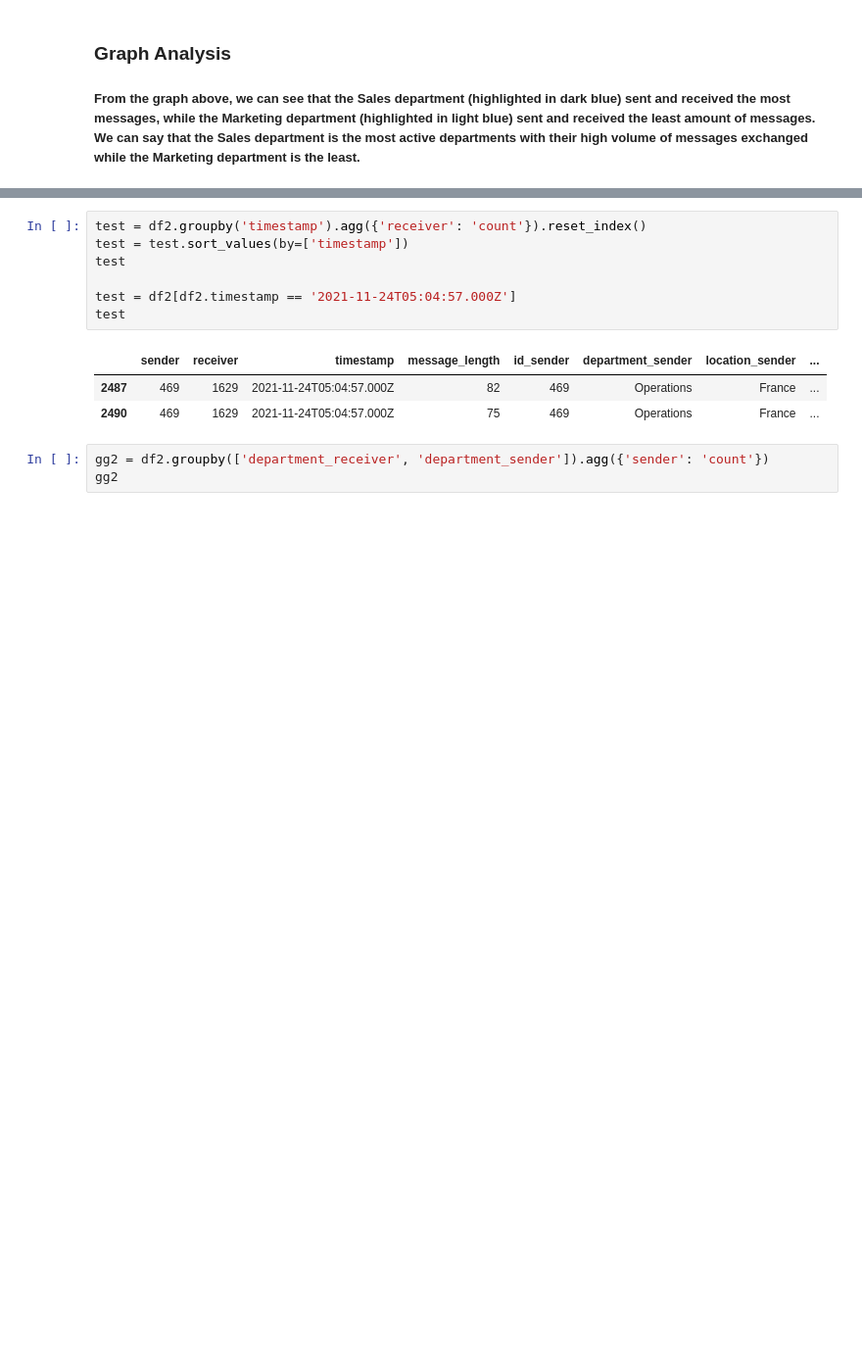
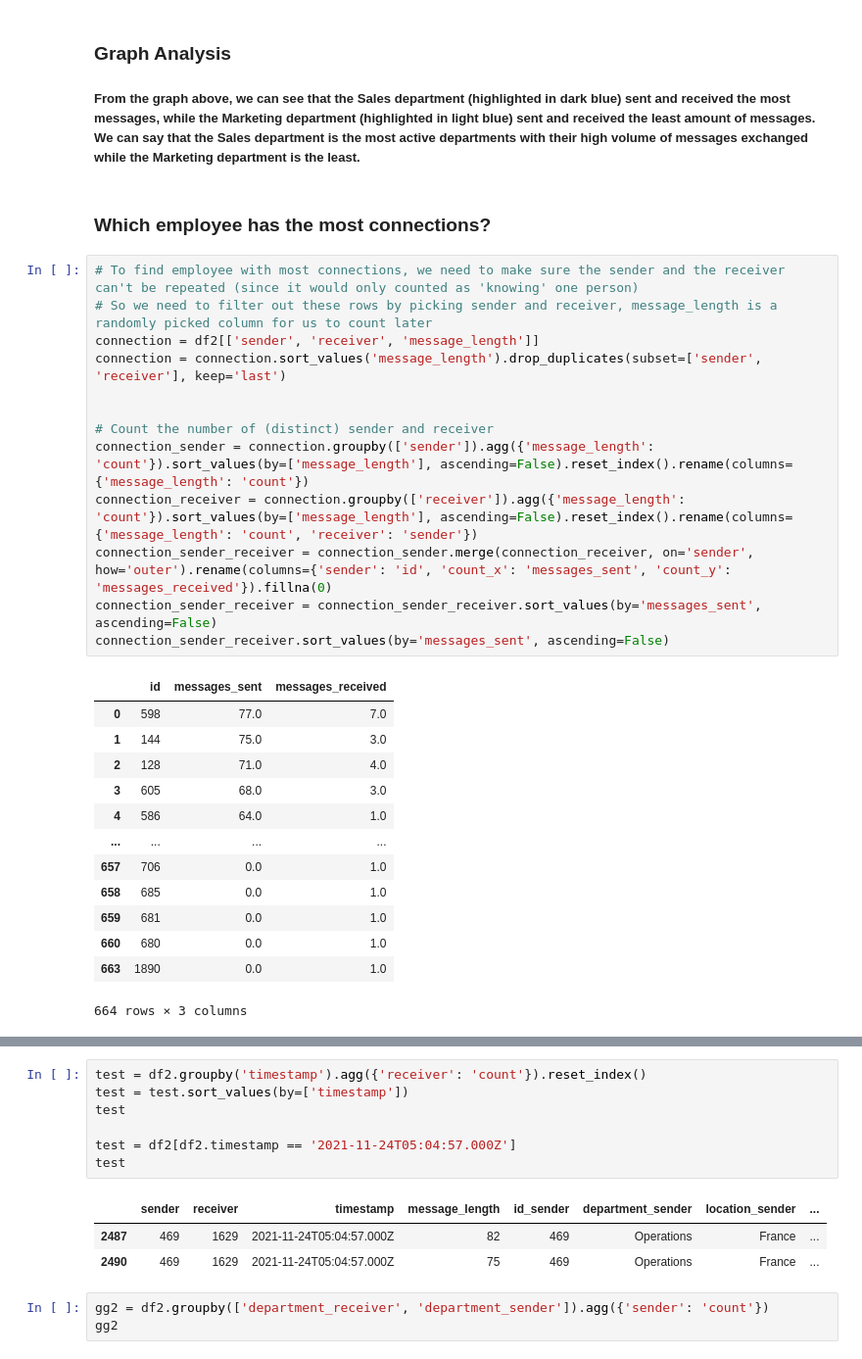
Before and after one commit to nicholastangyx/Datacamp-Competition-Employee-Network-Analysis-, a Jupyter notebook: Analysis.ipynb, the cells around one changed output, grey strips where cells are left out. Shown: that part at 98% size. Cells and saved outputs as stored; diff of their text form; blank space fills up the shorter version.

```diff
--- a/Analysis.ipynb
+++ b/Analysis.ipynb
@@ -129,3 +130,32 @@ fig.show()
 # %% [markdown]
 ### Graph Analysis
 ##### From the graph above, we can see that the Sales department (highlighted in dark blue) sent and received the most messages, while the Marketing department (highlighted in light blue) sent and received the least amount of messages. We can say that the Sales department is the most active departments with their high volume of messages exchanged while the Marketing department is the least.
+# %% [markdown]
+### Which employee has the most connections?
+# %%
+# To find employee with most connections, we need to make sure the sender and the receiver can't be repeated (since it would only counted as 'knowing' one person)
+# So we need to filter out these rows by picking sender and receiver, message_length is a randomly picked column for us to count later
+connection = df2[['sender', 'receiver', 'message_length']]
+connection = connection.sort_values('message_length').drop_duplicates(subset=['sender', 'receiver'], keep='last')
+
+
+# Count the number of (distinct) sender and receiver
+connection_sender = connection.groupby(['sender']).agg({'message_length': 'count'}).sort_values(by=['message_length'], ascending=False).reset_index().rename(columns={'message_length': 'count'})
+connection_receiver = connection.groupby(['receiver']).agg({'message_length': 'count'}).sort_values(by=['message_length'], ascending=False).reset_index().rename(columns={'message_length': 'count', 'receiver': 'sender'})
+connection_sender_receiver = connection_sender.merge(connection_receiver, on='sender', how='outer').rename(columns={'sender': 'id', 'count_x': 'messages_sent', 'count_y': 'messages_received'}).fillna(0)
+connection_sender_receiver = connection_sender_receiver.sort_values(by='messages_sent', ascending=False)
+connection_sender_receiver.sort_values(by='messages_sent', ascending=False)
+# %% [output]
+|  | id | messages_sent | messages_received |
+| 0 | 598 | 77.0 | 7.0 |
+| 1 | 144 | 75.0 | 3.0 |
+| 2 | 128 | 71.0 | 4.0 |
+| 3 | 605 | 68.0 | 3.0 |
+| 4 | 586 | 64.0 | 1.0 |
+| ... | ... | ... | ... |
+| 657 | 706 | 0.0 | 1.0 |
+| 658 | 685 | 0.0 | 1.0 |
+| 659 | 681 | 0.0 | 1.0 |
+| 660 | 680 | 0.0 | 1.0 |
+| 663 | 1890 | 0.0 | 1.0 |
+664 rows × 3 columns
```
Also changed, not shown: parts of 2 cells of this notebook.
